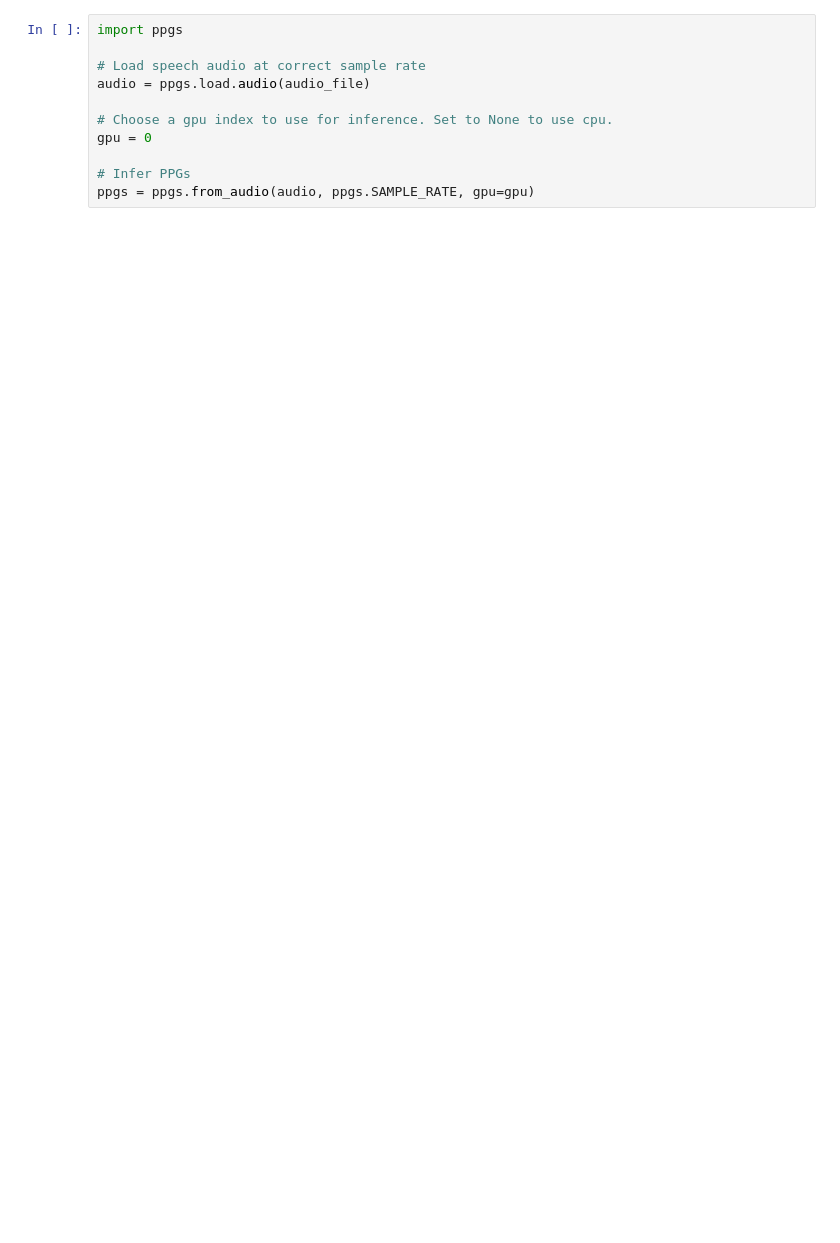
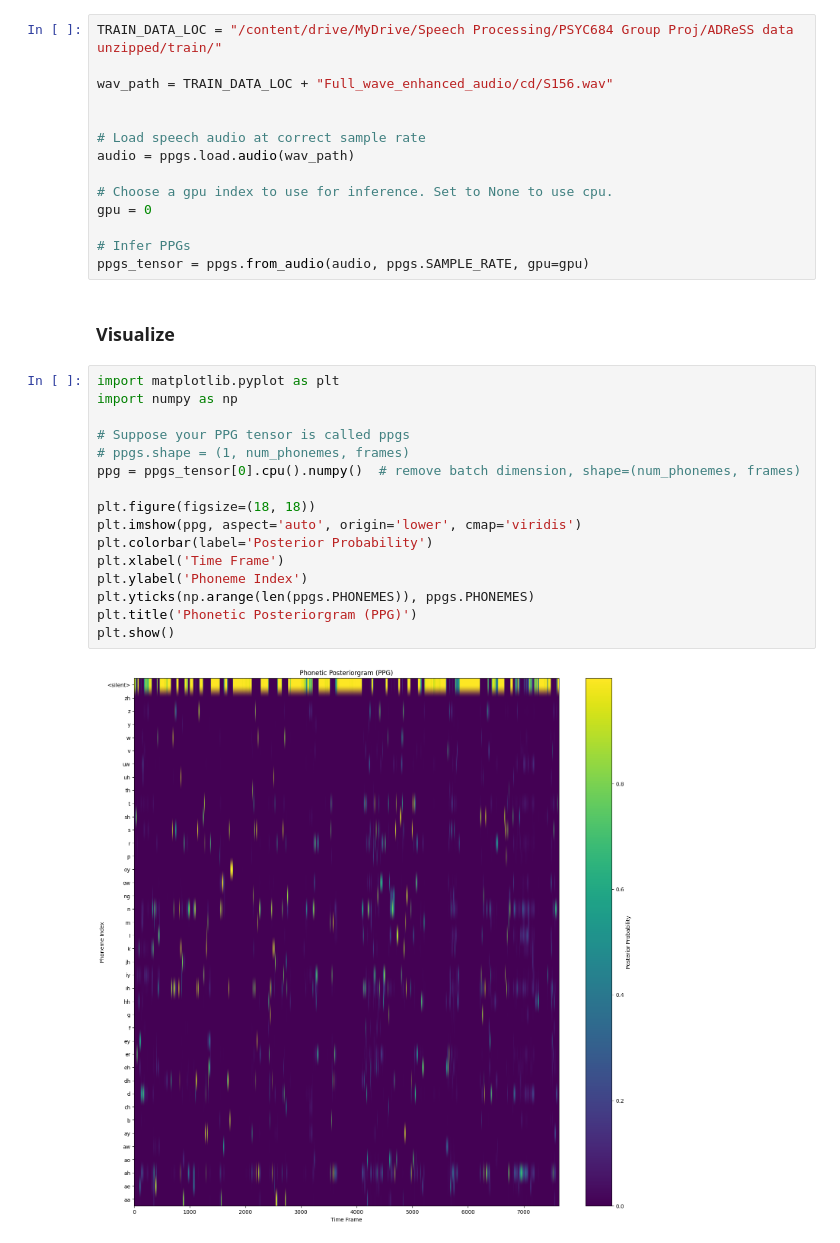
Before and after one commit to hhennessy20/PSYC_684_Project, a Jupyter notebook: src/training/phoneme_posteriorgram/train_ppg.ipynb, the cells around one changed output. Drawn from its saved outputs; the diff is of its cells as text; blank space fills up the shorter version.

```diff
--- a/src/training/phoneme_posteriorgram/train_ppg.ipynb
+++ b/src/training/phoneme_posteriorgram/train_ppg.ipynb
@@ -28,11 +70,34 @@ Requirement already satisfied: yarl<2.0,>=1.17.0 in /usr/local/lib/python3.12/di
 # %%
-import ppgs
+TRAIN_DATA_LOC = "/content/drive/MyDrive/Speech Processing/PSYC684 Group Proj/ADReSS data unzipped/train/"
+
+wav_path = TRAIN_DATA_LOC + "Full_wave_enhanced_audio/cd/S156.wav"
+
 
 # Load speech audio at correct sample rate
-audio = ppgs.load.audio(audio_file)
+audio = ppgs.load.audio(wav_path)
 
 # Choose a gpu index to use for inference. Set to None to use cpu.
 gpu = 0
 
 # Infer PPGs
-ppgs = ppgs.from_audio(audio, ppgs.SAMPLE_RATE, gpu=gpu)
+ppgs_tensor = ppgs.from_audio(audio, ppgs.SAMPLE_RATE, gpu=gpu)
+# %% [markdown]
+### Visualize
+# %%
+import matplotlib.pyplot as plt
+import numpy as np
+
+# Suppose your PPG tensor is called ppgs
+# ppgs.shape = (1, num_phonemes, frames)
+ppg = ppgs_tensor[0].cpu().numpy()  # remove batch dimension, shape=(num_phonemes, frames)
+
+plt.figure(figsize=(18, 18))
+plt.imshow(ppg, aspect='auto', origin='lower', cmap='viridis')
+plt.colorbar(label='Posterior Probability')
+plt.xlabel('Time Frame')
+plt.ylabel('Phoneme Index')
+plt.yticks(np.arange(len(ppgs.PHONEMES)), ppgs.PHONEMES)
+plt.title('Phonetic Posteriorgram (PPG)')
+plt.show()
+# %% [output]
+[figure, added]
```
Also changed, not shown: parts of 9 cells of this notebook.
